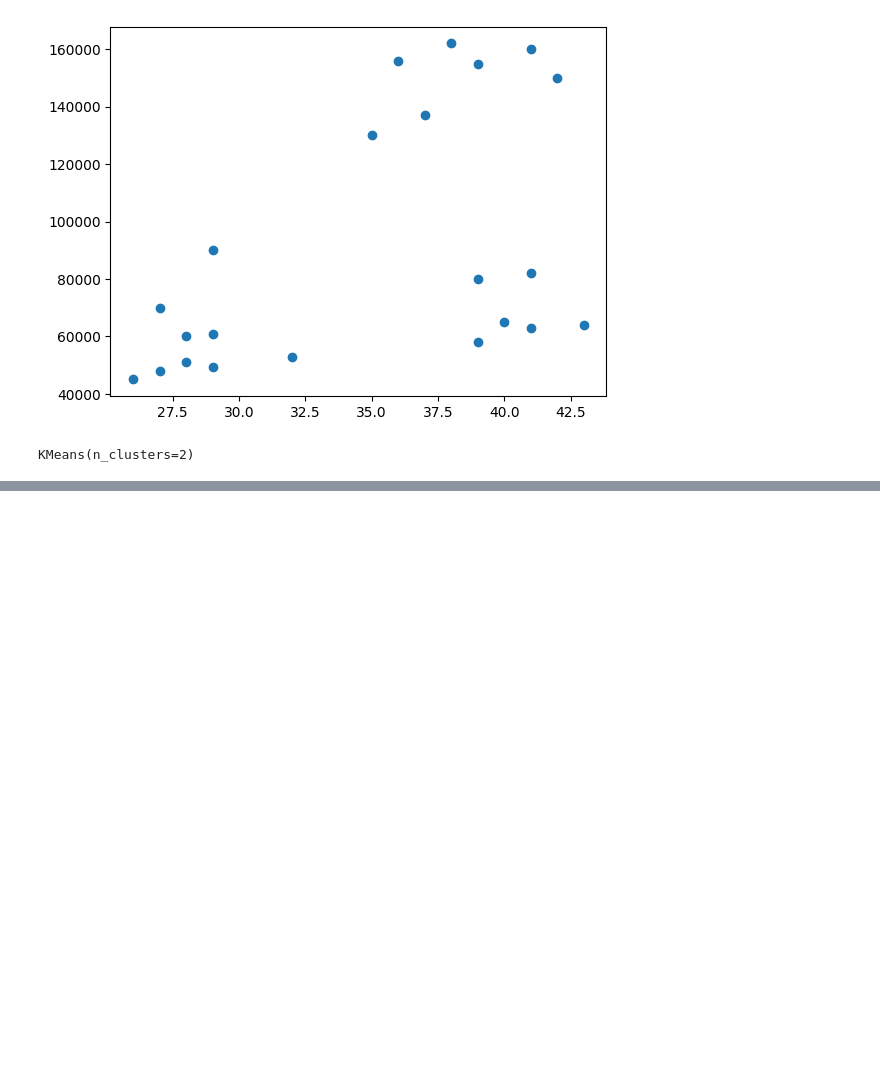
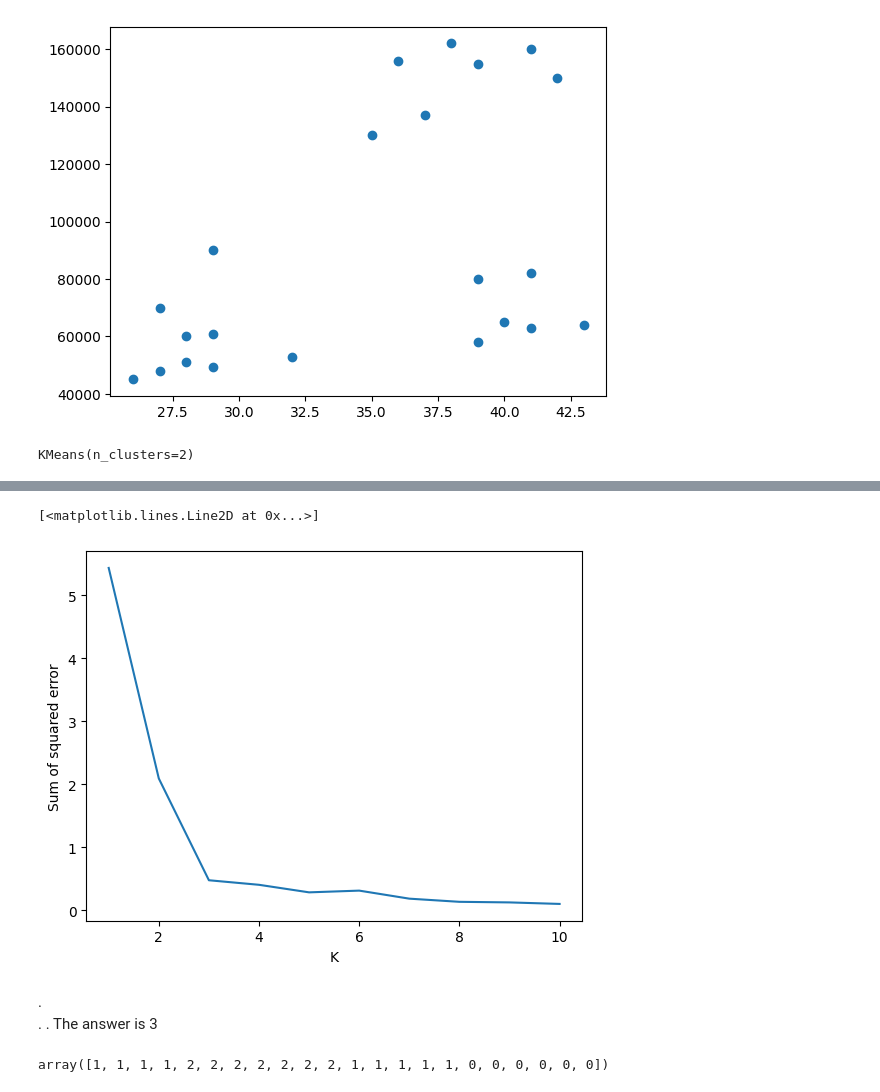
Before and after one commit to VedantTinkhede/ML, a Jupyter notebook: 09-K-Means-Clustering/01-K-Means-Clustering.ipynb, the cells around one changed output, grey strips where cells are left out. Saved outputs shown, nothing was run; the diff lists cells and outputs as text; code cells hidden in the pictures; blank space fills up the shorter version.

```diff
--- a/09-K-Means-Clustering/01-K-Means-Clustering.ipynb
+++ b/09-K-Means-Clustering/01-K-Means-Clustering.ipynb
@@ -52,0 +126,8 @@ Text(0, 0.5, 'Income')
+# %%
+k_range = range(1,11)
+sse = []   # sum of squared error
+for k  in k_range:
+    km = KMeans(n_clusters = k)
+    km.fit(df[['Age', 'Income($)']])
+    sse.append(km.inertia_)   # gives sum of squared error
+sse
@@ -52,0 +145,17 @@ Text(0, 0.5, 'Income')
+# %%
+plt.xlabel('K')
+plt.ylabel('Sum of squared error')
+plt.plot(k_range, sse)   # see the elbow (the angle), that is the answer
+# %% [output]
+[<matplotlib.lines.Line2D at 0x...>]
+[figure, added]
+# %% [markdown]
+ .
+. .    The answer is 3
+# %%
+km =KMeans(n_clusters = 3)
+y_predicted = km.fit_predict(df[['Age', 'Income($)']])
+df.cluster = y_predicted
+y_predicted
+# %% [output]
+array([1, 1, 1, 1, 2, 2, 2, 2, 2, 2, 2, 1, 1, 1, 1, 1, 0, 0, 0, 0, 0, 0])
```
Also changed, not shown: parts of 13 cells of this notebook, 1 other file.
